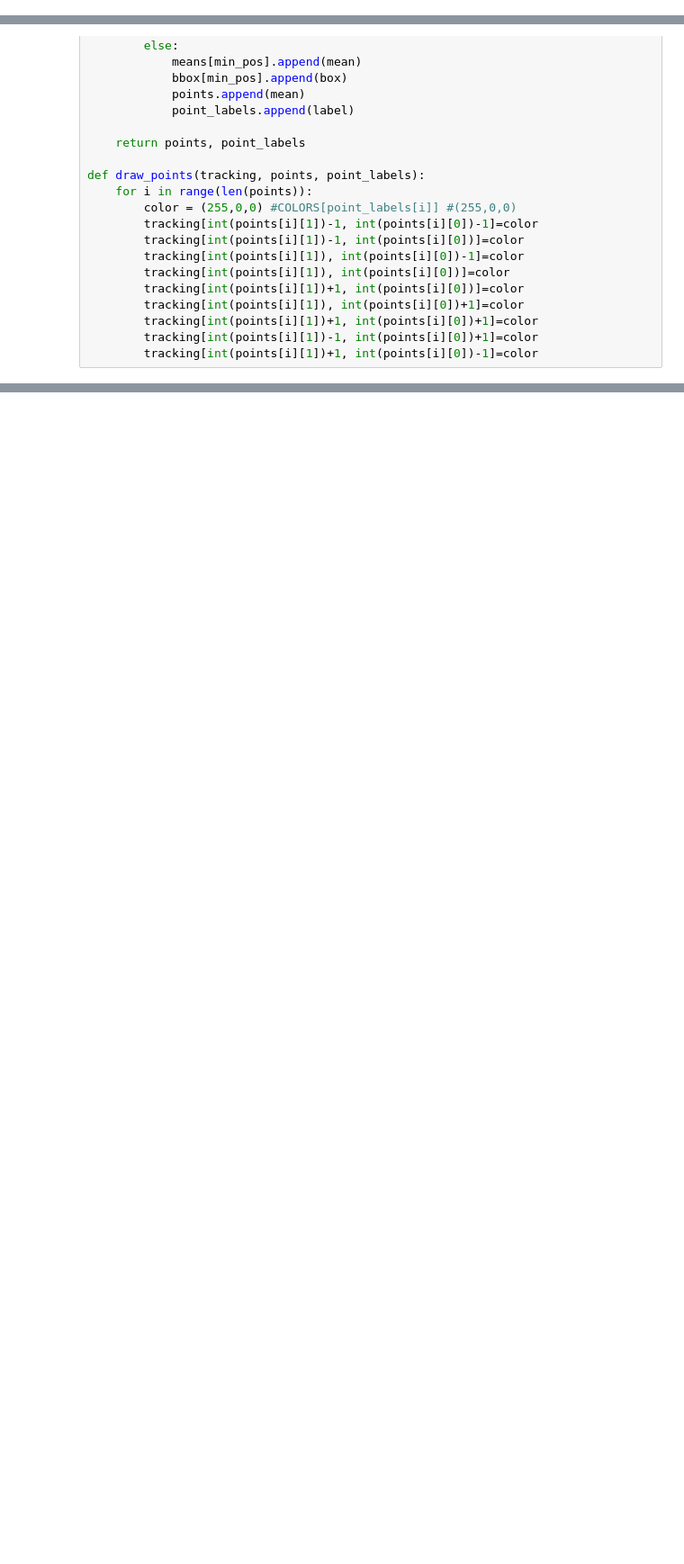
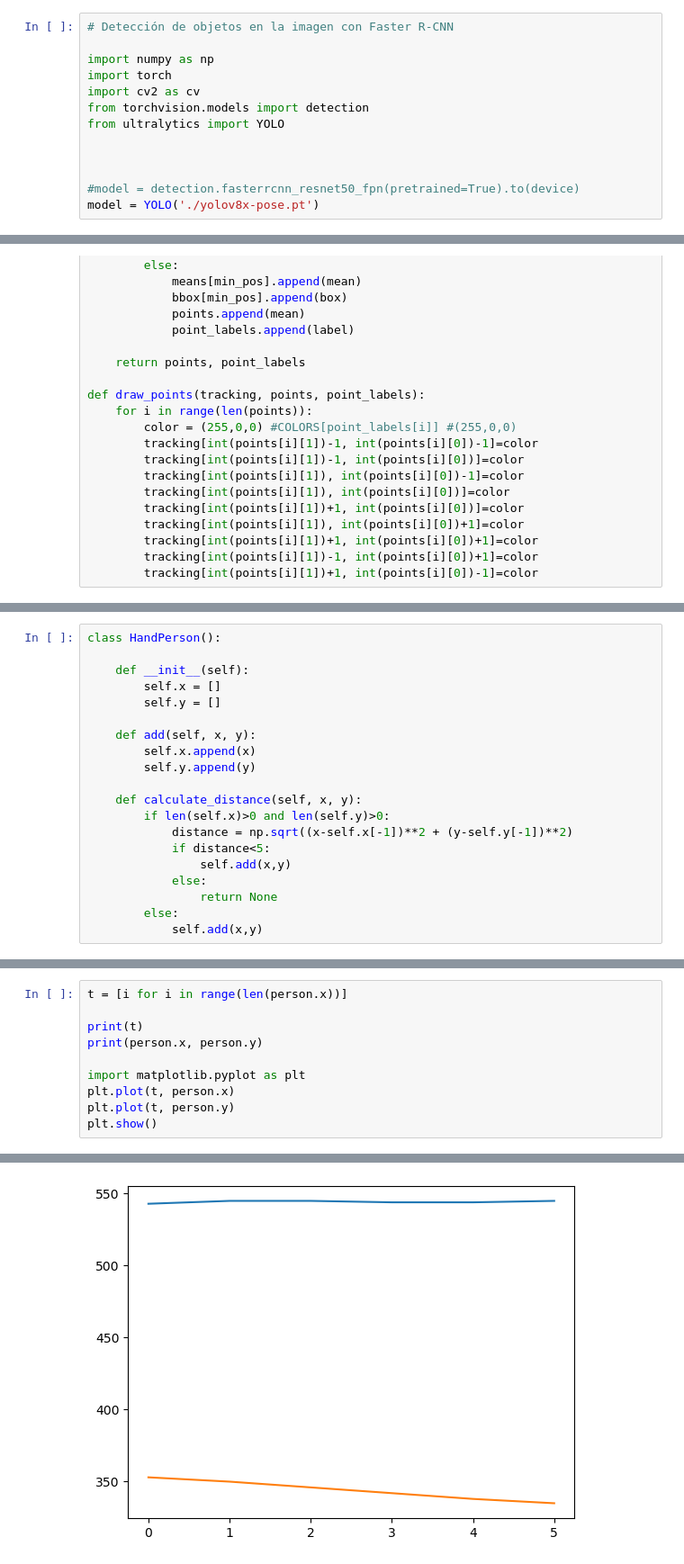
Before and after one commit to MediaMind-ULPGC/P07, a Jupyter notebook: DeteccionObjetos.ipynb, the cells around one changed output, grey strips where cells are left out. Shown at 90% size. Drawn from its saved outputs; the diff is of its cells as text; blank space fills up the shorter version.

```diff
--- a/DeteccionObjetos.ipynb
+++ b/DeteccionObjetos.ipynb
@@ -130,0 +137,13 @@ cv.destroyAllWindows()
+# %%
+# Detección de objetos en la imagen con Faster R-CNN
+
+import numpy as np
+import torch
+import cv2 as cv
+from torchvision.models import detection
+from ultralytics import YOLO
+
+
+
+#model = detection.fasterrcnn_resnet50_fpn(pretrained=True).to(device)
+model = YOLO('./yolov8x-pose.pt')
@@ -366,0 +439,20 @@ cv.destroyAllWindows()
+# %%
+class HandPerson():
+
+    def __init__(self):
+        self.x = []
+        self.y = []
+
+    def add(self, x, y):
+        self.x.append(x)
+        self.y.append(y)
+
+    def calculate_distance(self, x, y):
+        if len(self.x)>0 and len(self.y)>0:
+            distance = np.sqrt((x-self.x[-1])**2 + (y-self.y[-1])**2)
+            if distance<5:
+                self.add(x,y)
+            else:
+                return None
+        else:
+            self.add(x,y)
@@ -366,0 +546,11 @@ cv.destroyAllWindows()
+# %%
+t = [i for i in range(len(person.x))]
+
+print(t)
+print(person.x, person.y)
+
+import matplotlib.pyplot as plt
+plt.plot(t, person.x)
+plt.plot(t, person.y)
+plt.show()
+# %% [output]
@@ -366,0 +559 @@ cv.destroyAllWindows()
+[figure, added]
```
Also changed, not shown: parts of 6 cells of this notebook, 7 other files.
